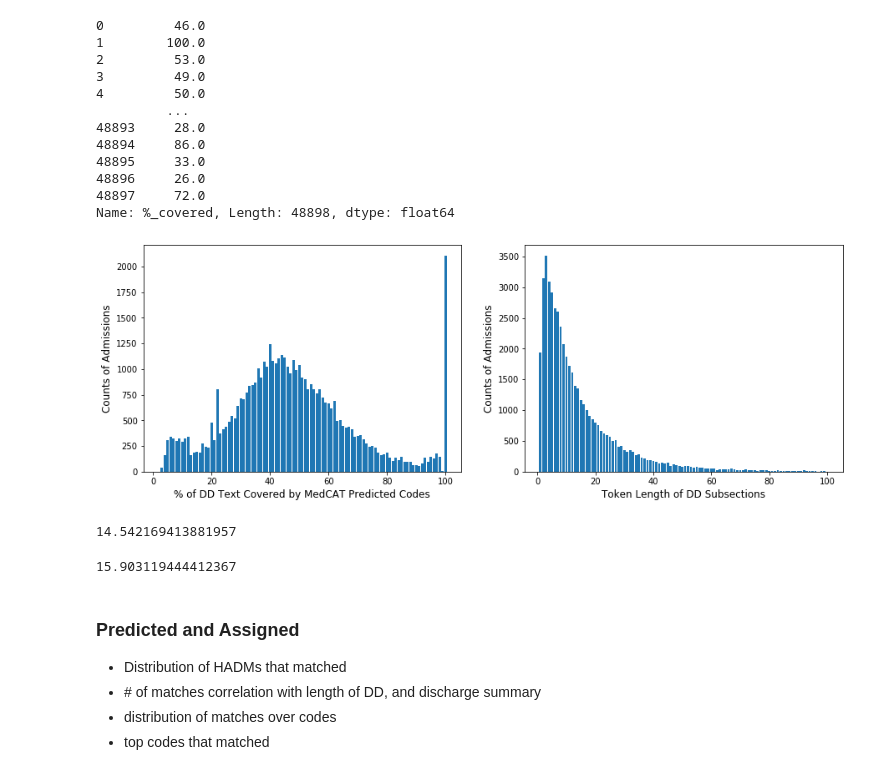
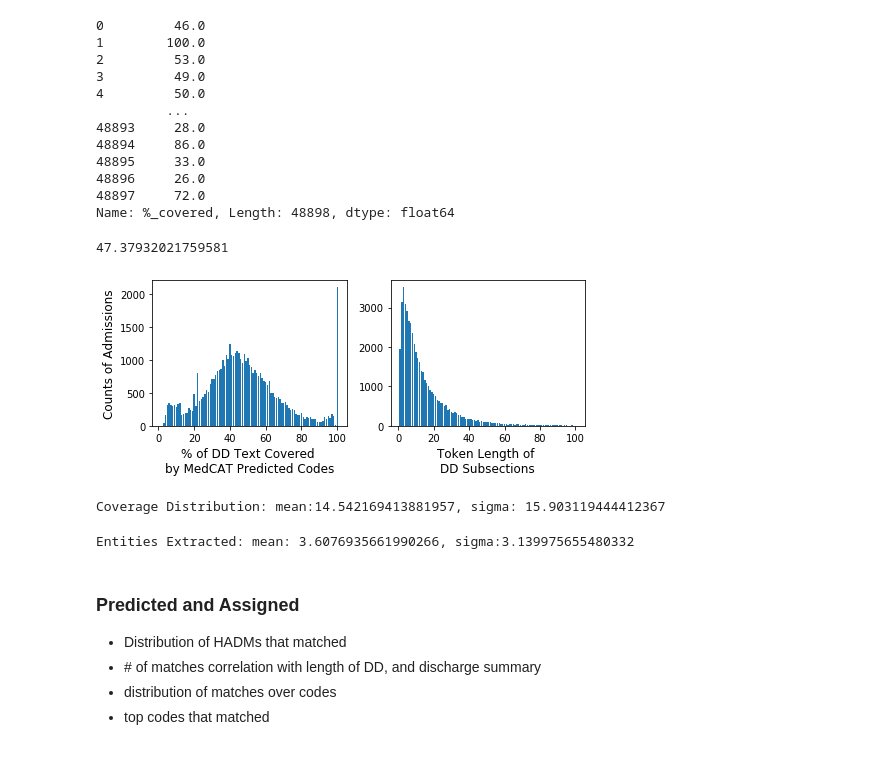
Before and after one commit to tomolopolis/MIMIC-III-Discharge-Diagnosis-Analysis, a Jupyter notebook: Main_Analysis.ipynb, the cells around one changed output. Drawn from its saved outputs; the diff is of its cells as text; code cells hidden in the pictures.

Commit message:
commit more plots used in the paper, the overall generated silver standard, various updates to the notebooks.

```diff
--- a/Main_Analysis.ipynb
+++ b/Main_Analysis.ipynb
@@ -393,5 +401,5 @@ NameError: name 'all_assn_no_pred' is not defined
 ### Analysis of Validated Codes
 - We keep predictions of codes that have been validated as correctly predicted across all instances for both Predicted, Not Assigned and Predicted, Assigned.
 # %%
-pred_corr_assn = pd.DataFrame(json.loads(open('data/MedCAT_Export_With_Text_Pred_Corr.json')))
-pred_corr_no_assn = pd.DataFrame(json.loads(open('MedCAT_Export_With_Text_Pred_No_Assn.json')))
+pred_corr_assn = pd.DataFrame(json.load(open('data/MedCAT_Export_With_Text_Pred_Corr.json'))['projects'])
+pred_corr_no_assn = pd.DataFrame(json.load(open('data/MedCAT_Export_With_Text_Pred_No_Assn.json'))['projects'])
@@ -565,30 +580,35 @@ coverage_df['%_covered']
 48896     26.0
 48897     72.0
 Name: %_covered, Length: 48898, dtype: float64
+# %%
+coverage_df['%_covered'].mean()
+# %% [output]
+47.37932021759581
 # %%
-fig, (ax, ax2) = plt.subplots(1, 2, figsize=(15, 5))
+fig, (ax, ax2) = plt.subplots(1, 2, figsize=(7, 3))
 cov = coverage_df['%_covered'].value_counts().sort_index()
 ax.bar(cov.index, cov.tolist())
-ax.set_xlabel('% of DD Text Covered by MedCAT Predicted Codes', fontsize=12)
+ax.set_xlabel('% of DD Text Covered \nby MedCAT Predicted Codes', fontsize=12)
 ax.set_ylabel('Counts of Admissions', fontsize=12)
 
 toks_len = coverage_df.text.str.split(' ').apply(len).value_counts().sort_index().iloc[0:100]
 ax2.bar(toks_len.index, toks_len.tolist())
-ax2.set_xlabel('Token Length of DD Subsections', fontsize=12)
-ax2.set_ylabel('Counts of Admissions', fontsize=12)
-
+ax2.set_xlabel('Token Length of \nDD Subsections', fontsize=12)
+# ax2.set_ylabel('Counts of Admissions', fontsize=12)
+plt.tight_layout()
 plt.savefig('plots/dd_prediction_coverage.png')
 plt.show()
 # %% [output]
-[figure, old version]
+[figure, new version]
-# %%
-coverage_df.text.str.split(' ').apply(len).mean()
-# %% [output]
-14.542169413881957
-# %%
-coverage_df.text.str.split(' ').apply(len).std()
-# %% [output]
-15.903119444412367
+# %%
+print(f"Coverage Distribution: mean:{coverage_df.text.str.split(' ').apply(len).mean()}, sigma: {coverage_df.text.str.split(' ').apply(len).std()}")
+# %% [output]
+Coverage Distribution: mean:14.542169413881957, sigma: 15.903119444412367
+# %%
+coverage_df['num_ents'] = coverage_df.ents.apply(len)
+print(f"Entities Extracted: mean: {coverage_df.num_ents.mean()}, sigma:{coverage_df.num_ents.std()}")
+# %% [output]
+Entities Extracted: mean: 3.6076935661990266, sigma:3.139975655480332
 # %% [markdown]
 ### Predicted and Assigned
 - Distribution of HADMs that matched
```
Also changed, not shown: parts of 48 cells of this notebook, 8 other files.
